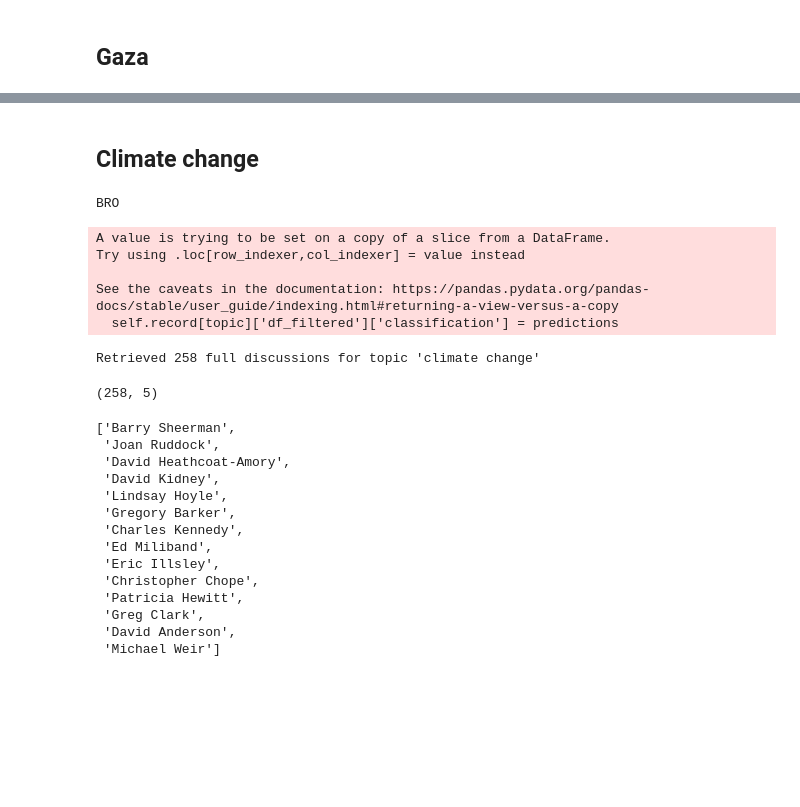
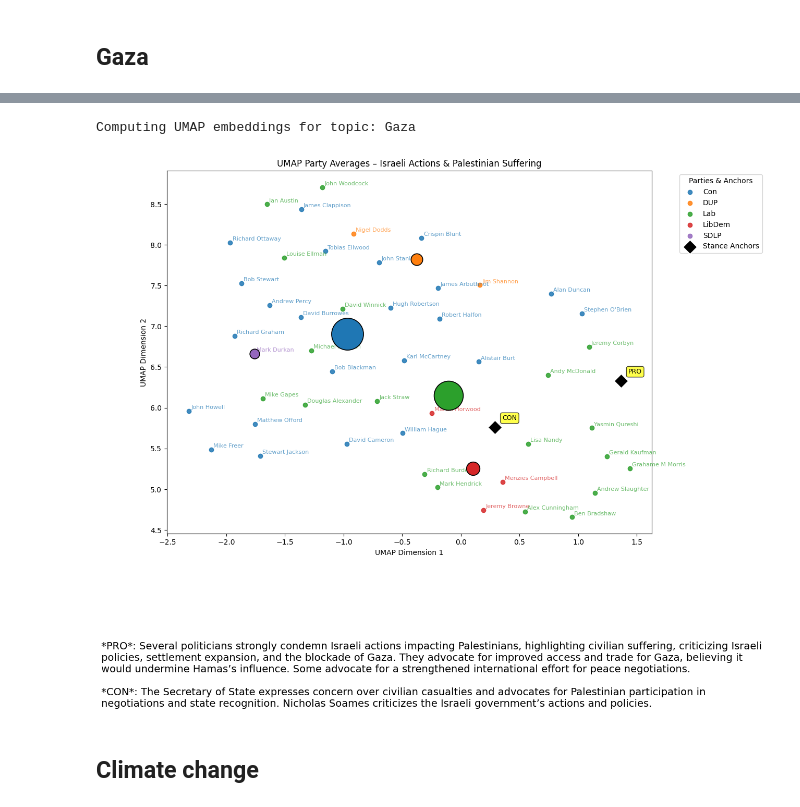
Before and after one commit to fedefraschio/stance-detection-uk-parliament, a Jupyter notebook: notebooks/02_preprocessing.ipynb, the cells around one changed output, grey strips where cells are left out. Drawn from its saved outputs; the diff is of its cells as text; code cells hidden in the pictures; blank space fills up the shorter version.

```diff
--- a/notebooks/02_preprocessing.ipynb
+++ b/notebooks/02_preprocessing.ipynb
@@ -647,2 +291,8 @@ Average ROUGE Scores:
+# %%
+embeddings = uk.compute_umap_embeddings(topic, anchors[1])
+uk.plot_umap_party_averages(embeddings, topic)
+# %% [output]
+Computing UMAP embeddings for topic: Gaza
+[figure, added]
 # %% [markdown]
 ## Climate change
@@ -651,32 +298,0 @@ Average ROUGE Scores:
-# %%
-uk=StanceDetector(df_small, records)
-filtered_df= uk.filter_speeches("climate change")
-classified_df = uk.classify_filtered_sentences("climate change")
-complete_speeches_df = uk.get_full_discussions("climate change")
-complete_speeches_df.shape
-# %% [output]
-BRO
-A value is trying to be set on a copy of a slice from a DataFrame.
-Try using .loc[row_indexer,col_indexer] = value instead
-
-See the caveats in the documentation: https://pandas.pydata.org/pandas-docs/stable/user_guide/indexing.html#returning-a-view-versus-a-copy
-  self.record[topic]['df_filtered']['classification'] = predictions
-Retrieved 258 full discussions for topic 'climate change'
-(258, 5)
-# %%
-complete_speeches_df.iloc[0]['speakers']
-# %% [output]
-['Barry Sheerman',
- 'Joan Ruddock',
- 'David Heathcoat-Amory',
- 'David Kidney',
- 'Lindsay Hoyle',
- 'Gregory Barker',
- 'Charles Kennedy',
- 'Ed Miliband',
- 'Eric Illsley',
- 'Christopher Chope',
- 'Patricia Hewitt',
- 'Greg Clark',
- 'David Anderson',
- 'Michael Weir']
```
Also changed, not shown: parts of 44 cells of this notebook, 2 other files.
